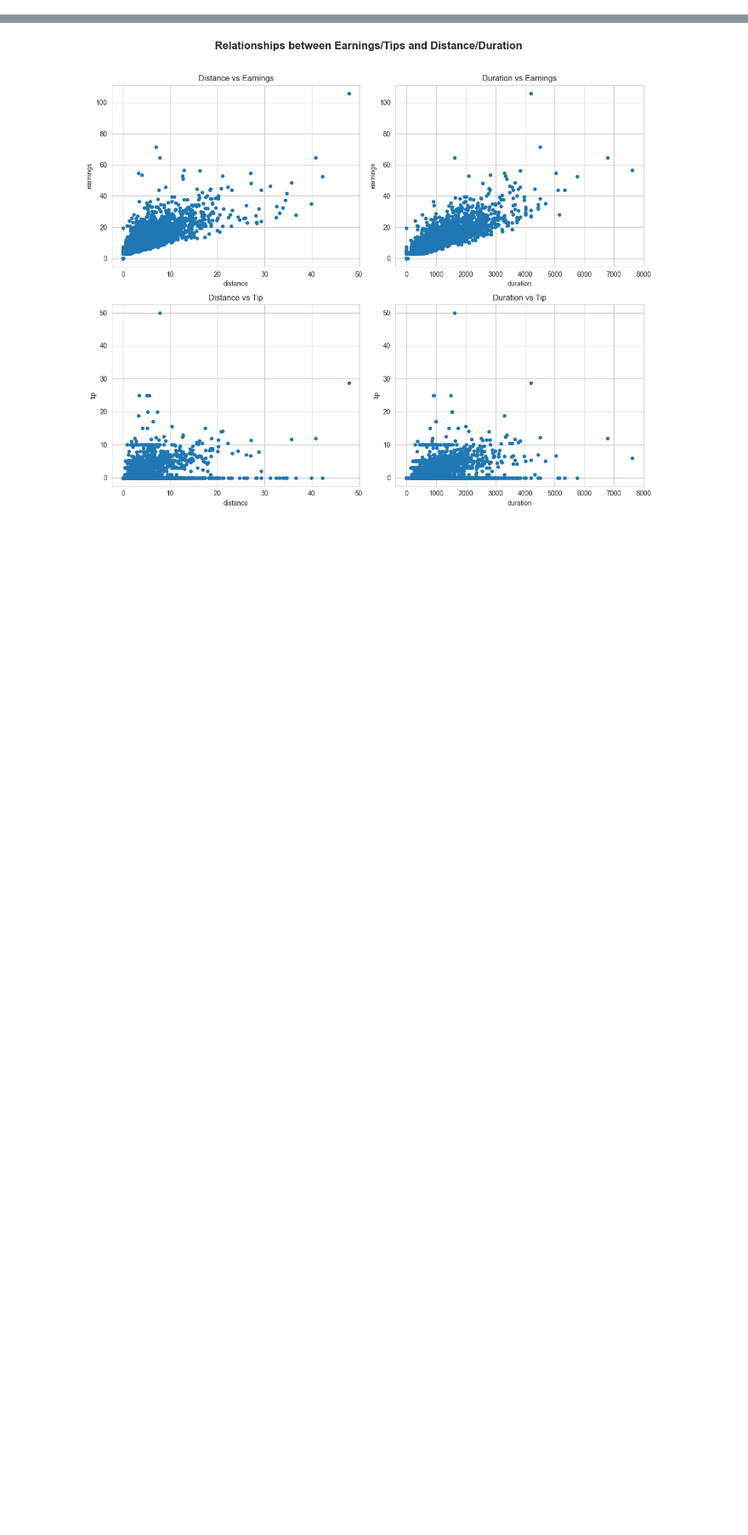
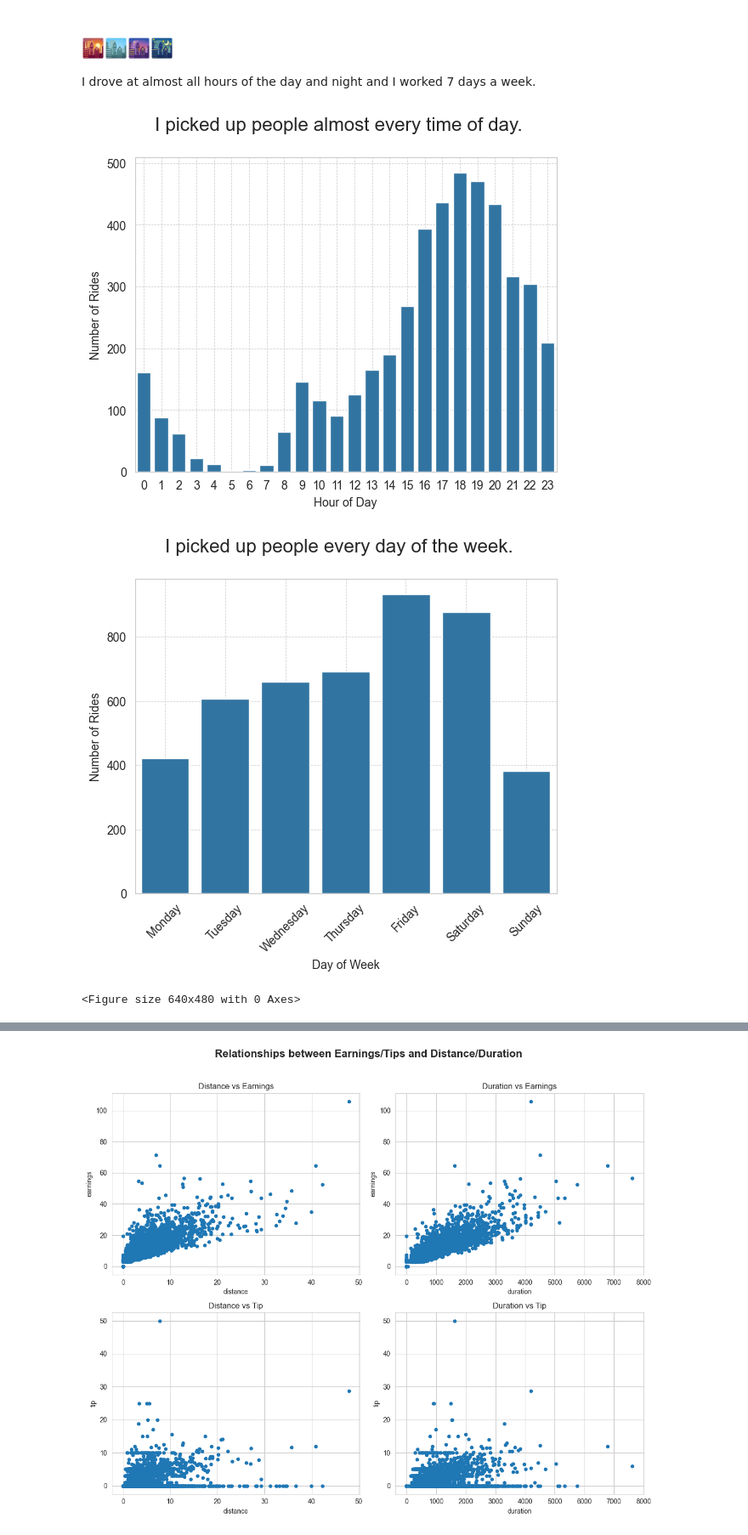
Before and after one commit to nrrb/uber-analytics-project, a Jupyter notebook: uber_analysis.ipynb, the cells around one changed output, grey strips where cells are left out. Shown at 85% size. Drawn from its saved outputs; the diff is of its cells as text; code cells hidden in the pictures; blank space fills up the shorter version.

```diff
--- a/uber_analysis.ipynb
+++ b/uber_analysis.ipynb
@@ -62,0 +78,33 @@ Ride Types sorted by Surge/Earnings Ratio:
+# %% [markdown]
+## 🌇🏙️🌆🌃
+I drove at almost all hours of the day and night and I worked 7 days a week.
+# %%
+# Show the distribution across the hours of a day and days of the week for how many rides I did at each time/day
+rides['hour'] = rides['ride_start'].dt.hour
+hour_counts = rides.groupby('hour').size().reset_index(name='ride_count')
+
+sns.barplot(x='hour', y='ride_count', data=hour_counts, order=range(24))
+plt.suptitle("I picked up people almost every time of day.", size=16)
+plt.xlabel('Hour of Day')
+plt.ylabel('Number of Rides')
+plt.grid(True, which='both', linestyle='--', linewidth=0.5)
+plt.show()
+plt.savefig(f"visualizations/Ride_Count_by_Hour.png", dpi=300)
+
+rides['day_of_week'] = rides['ride_start'].dt.day_of_week
+day_counts = rides.groupby('day_of_week').size().reset_index(name='ride_count')
+day_counts['day_of_week'] = day_counts['day_of_week'].map(lambda x: calendar.day_name[x])
+
+order = ['Monday', 'Tuesday', 'Wednesday', 'Thursday', 'Friday', 'Saturday', 'Sunday']
+sns.barplot(x='day_of_week', y='ride_count', data=day_counts, order=order)
+plt.suptitle("I picked up people every day of the week.", size=16)
+plt.xlabel('Day of Week')
+plt.ylabel('Number of Rides')
+plt.grid(True, which='both', linestyle='--', linewidth=0.5)
+plt.xticks(rotation=45)
+plt.show()
+plt.savefig(f"visualizations/Ride_Count_by_Day_of_Week.png", dpi=300)
+# %% [output]
+[figure, added]
+[figure, added]
+<Figure size 640x480 with 0 Axes>
```
Also changed, not shown: parts of 11 cells of this notebook, 7 other files.
